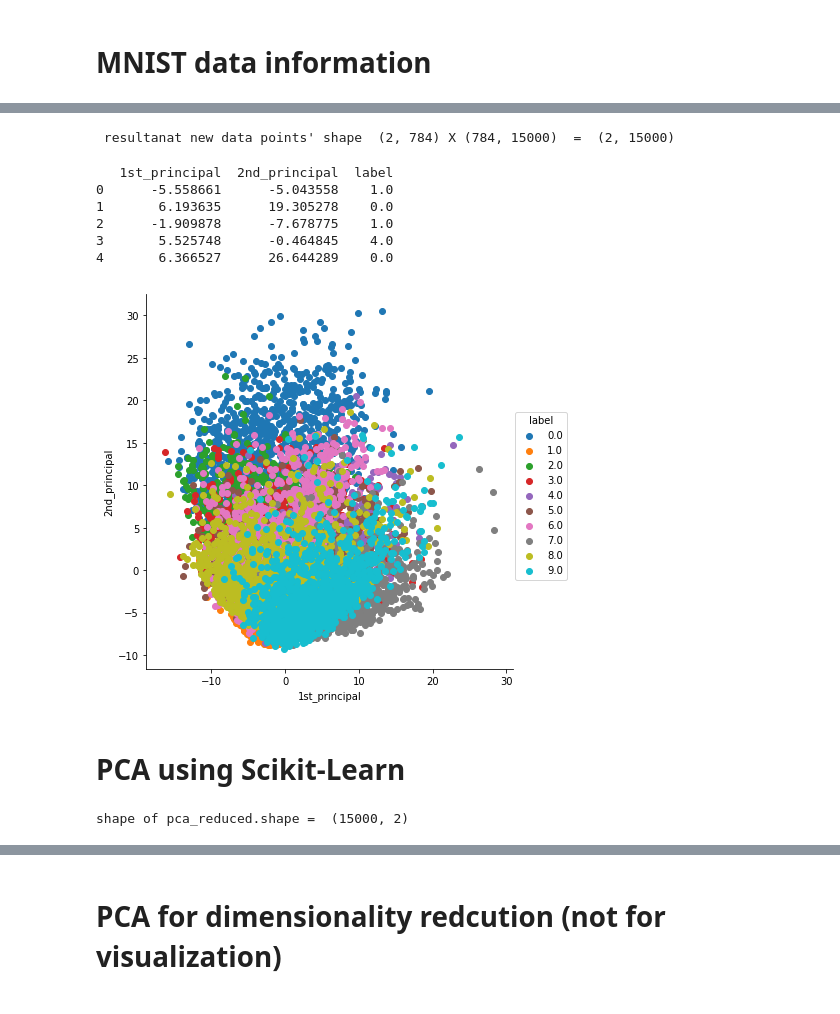
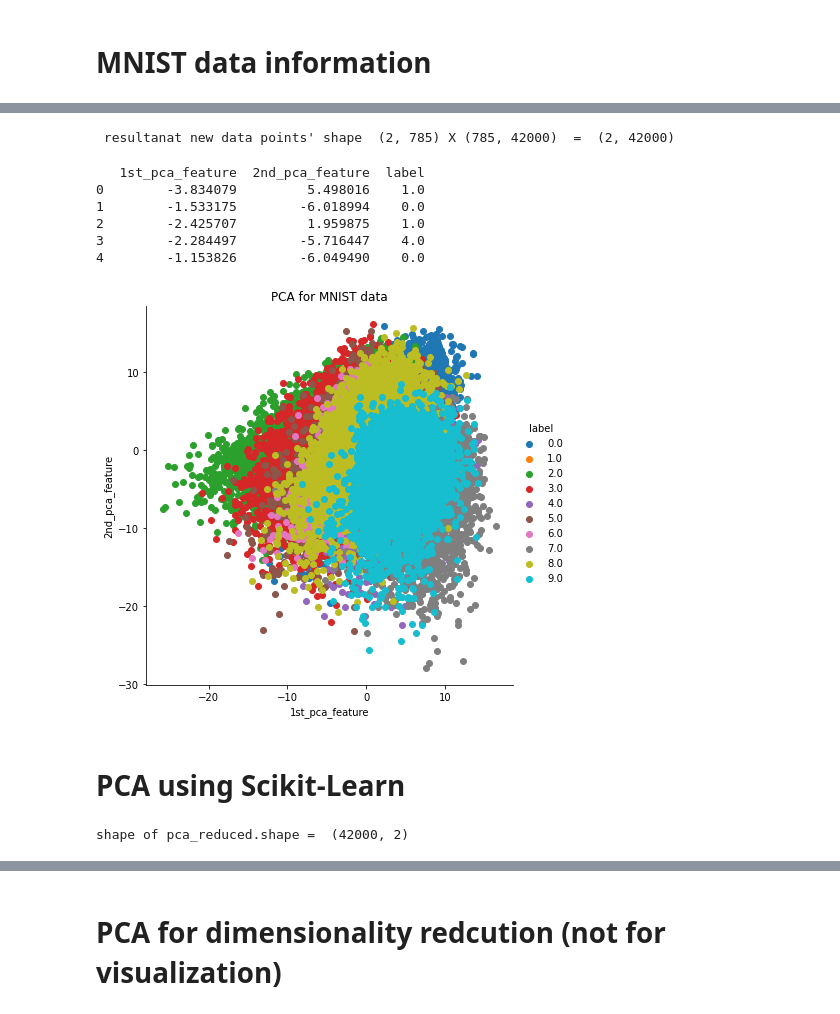
Before and after one commit to Udaykumar447/Real-World-Data-Science-Projects, a Jupyter notebook: Dimensionality Reduction - PCA, TSNE on MNIST dataset/mnist_pca_tsne.ipynb, the cells around one changed output, grey strips where cells are left out. Drawn from its saved outputs; the diff is of its cells as text; code cells hidden in the pictures.

```diff
--- a/Dimensionality Reduction - PCA, TSNE on MNIST dataset/mnist_pca_tsne.ipynb
+++ b/Dimensionality Reduction - PCA, TSNE on MNIST dataset/mnist_pca_tsne.ipynb
@@ -72,8 +71,0 @@ print(l[idx])
-# %%
-# Pick first 15K data-points to work on for time-effeciency.
-#Excercise: Perform the same analysis on all of 42K data-points.
-
-labels = l.head(15000)
-data = d.head(15000)
-
-print("the shape of sample data = ", data.shape)
@@ -90,9 +82,9 @@ print(standardized_data.shape)
 # %%
-#find the co-variance matrix which is : A^T * A
-sample_data = standardized_data
+#find the co-variance matrix - A^T * A
+data = standardized_data
 
 # matrix multiplication using numpy
-covar_matrix = np.matmul(sample_data.T , sample_data)
+covar_matrix = np.matmul(data.T , sample_data)
 
 print ( "The shape of variance matrix = ", covar_matrix.shape)
 # %% [output]
@@ -123,11 +113,11 @@ Updated shape of eigen vectors =  (2, 784)
 #formed by two principal eigen vectors by vector-vector multiplication.
 
 import matplotlib.pyplot as plt
-new_coordinates = np.matmul(vectors, sample_data.T)
+new_coordinates = np.matmul(vectors, data.T)
 
-print (" resultanat new data points' shape ", vectors.shape, "X", sample_data.T.shape," = ", new_coordinates.shape)
+print (" resultanat new data points' shape ", vectors.shape, "X", data.T.shape," = ", new_coordinates.shape)
 # %% [output]
- resultanat new data points' shape  (2, 784) X (784, 15000)  =  (2, 15000)
+ resultanat new data points' shape  (2, 785) X (785, 42000)  =  (2, 42000)
 # %%
 import pandas as pd
 
@@ -135,22 +125,23 @@ import pandas as pd
 new_coordinates = np.vstack((new_coordinates, labels)).T
 
 # creating a new data frame for ploting the labeled points.
-dataframe = pd.DataFrame(data=new_coordinates, columns=("1st_principal", "2nd_principal", "label"))
+dataframe = pd.DataFrame(data=new_coordinates, columns=("1st_pca_feature", "2nd_pca_feature", "label"))
 print(dataframe.head())
 # %% [output]
-   1st_principal  2nd_principal  label
-0      -5.558661      -5.043558    1.0
-1       6.193635      19.305278    0.0
-2      -1.909878      -7.678775    1.0
-3       5.525748      -0.464845    4.0
-4       6.366527      26.644289    0.0
+   1st_pca_feature  2nd_pca_feature  label
+0        -3.834079         5.498016    1.0
+1        -1.533175        -6.018994    0.0
+2        -2.425707         1.959875    1.0
+3        -2.284497        -5.716447    4.0
+4        -1.153826        -6.049490    0.0
 # %%
 # ploting the 2d data points with seaborn
 import seaborn as sn
-sn.FacetGrid(dataframe, hue="label", size=6).map(plt.scatter, '1st_principal', '2nd_principal').add_legend()
+sn.FacetGrid(dataframe, hue="label", height=6).map(plt.scatter, '1st_pca_feature', '2nd_pca_feature').add_legend()
+plt.title("PCA for MNIST data")
 plt.show()
 # %% [output]
-[figure, old version]
+[figure, new version]
 # %% [markdown]
 # PCA using Scikit-Learn
 # %%
@@ -161,12 +152,12 @@ pca = decomposition.PCA()
 # configuring the parameteres
 # the number of components = 2
 pca.n_components = 2
-pca_data = pca.fit_transform(sample_data)
+pca_data = pca.fit_transform(data)
 
 # pca_reduced will contain the 2-d projects of simple data
 print("shape of pca_reduced.shape = ", pca_data.shape)
 # %% [output]
-shape of pca_reduced.shape =  (15000, 2)
+shape of pca_reduced.shape =  (42000, 2)
 # %%
 # attaching the label for each 2-d data point
 pca_data = np.vstack((pca_data.T, labels)).T
```
Also changed, not shown: parts of 19 cells of this notebook.
